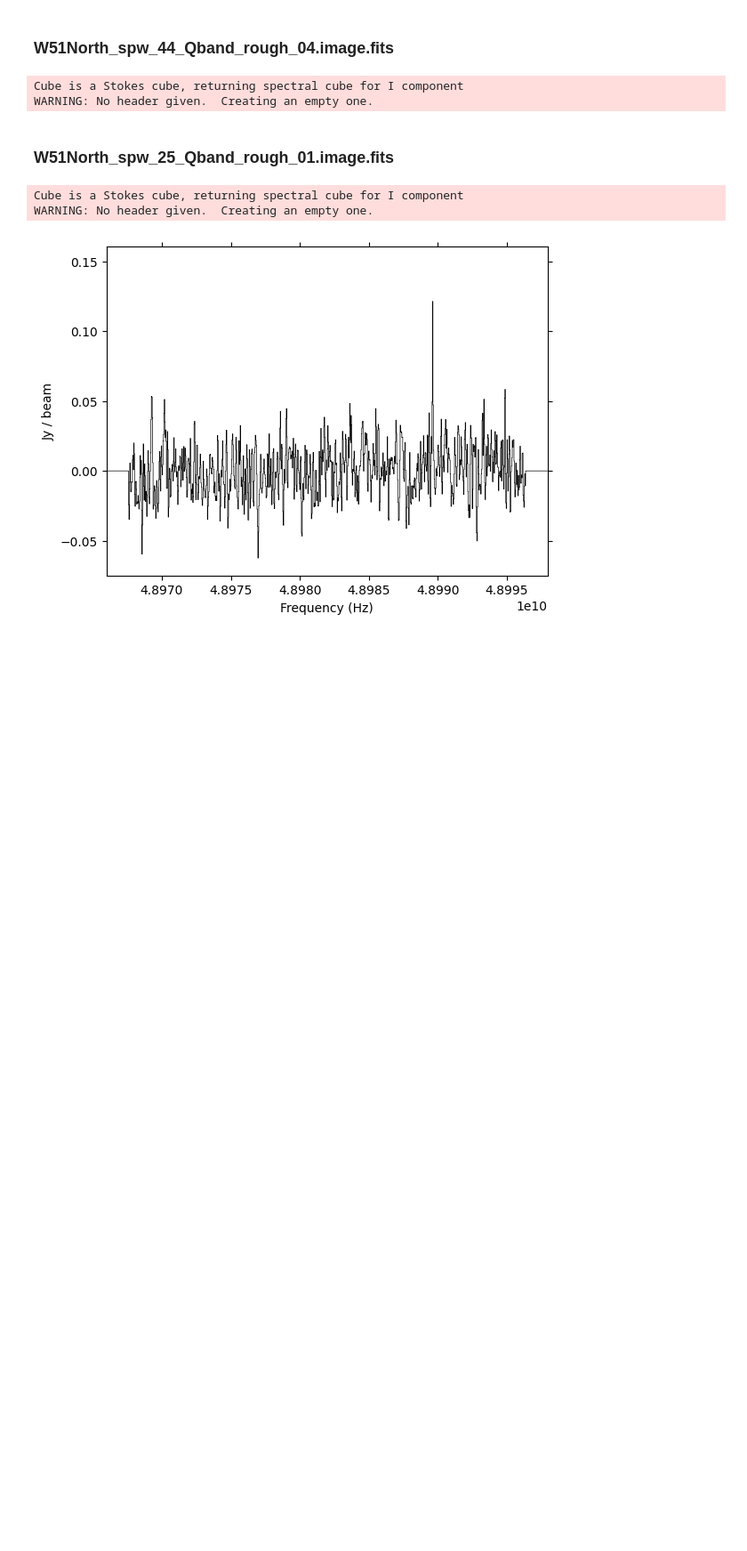
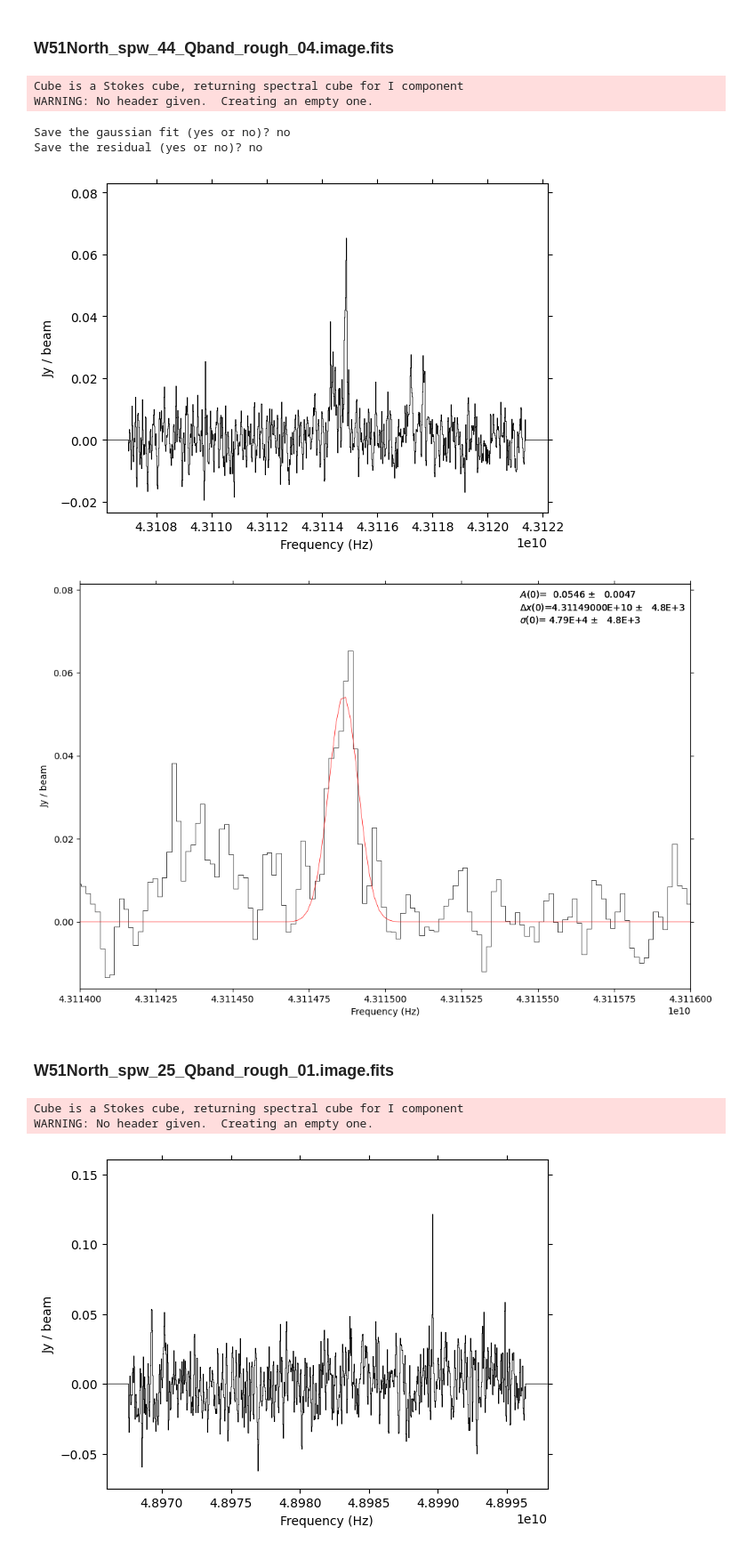
Before and after one commit to GalagaBits/W51-Masers-and-Starforming-Regions, a Jupyter notebook: notebooks/Qband_W51North_1DGaussians.ipynb, the cells around one changed output. Shown: that part at 89% size. Cells and saved outputs as stored; diff of their text form; code cells hidden in the pictures; blank space fills up the shorter version.

Commit message:
Some 1d Gaussian fitting in the Q band

```diff
--- a/notebooks/Qband_W51North_1DGaussians.ipynb
+++ b/notebooks/Qband_W51North_1DGaussians.ipynb
@@ -29,35 +29,39 @@ def saveplotfig_gaussianfit():
         if answer == "yes":
             sp.plotter.savefig(directory1+field+'_spw_'+str(spw)+'_GaussianFit1D_V1.3.png')
             print('File saved.')
 
 #Save residual
 def saveplotfig_residual():
     answer = None
     while answer not in ("yes", "no"):
         answer = input("Save the residual (yes or no)?")
         if answer == "yes":
             pl.savefig(directory1+field+'_spw_'+str(spw)+'_GaussianFit1D_residual_V1.3.png')
             print('File saved.')
 
 from astropy import units as u
 
 # #Plot the gassiuan fits in to each peak in the spectra
 fig = pl.figure(figsize=(12,8))
 sp.plotter(color='black', xmin=43.114*u.GHz, xmax=43.116*u.GHz, figure=fig)
 
-# sp.specfit(guesses=[0.35, 43.3114e9, 0.00001e9], linewidth=1.5)
-# sp.specfit(guesses=[0.35, 21.0674e9, 0.00001e9], linewidth=1.5)
+sp.specfit(guesses=[0.06, 43.11485e9, 0.00001e9], linewidth=1.5)
+sp.specfit(guesses=[0.06, 43.11485e9, 0.00001e9], linewidth=1.5)
 
 #sp.specfit.plot_fit(lw=1.0, composite_lw=1.8, show_components=True)
 saveplotfig_gaussianfit()
 
 #Plot the residuals of the gassiuan fits
 # sp.specfit.plotresiduals(color='black', zeroline=True)
 #pl.ylim(-0.05, 0.05)
 saveplotfig_residual()
 # %% [output]
 Cube is a Stokes cube, returning spectral cube for I component
 WARNING: No header given.  Creating an empty one.
+Save the gaussian fit (yes or no)? no
+Save the residual (yes or no)? no
+[figure, added]
+[figure, added]
 # %% [markdown]
 ### W51North_spw_25_Qband_rough_01.image.fits
 # %%
```
Also changed, not shown: parts of 3 cells of this notebook.
